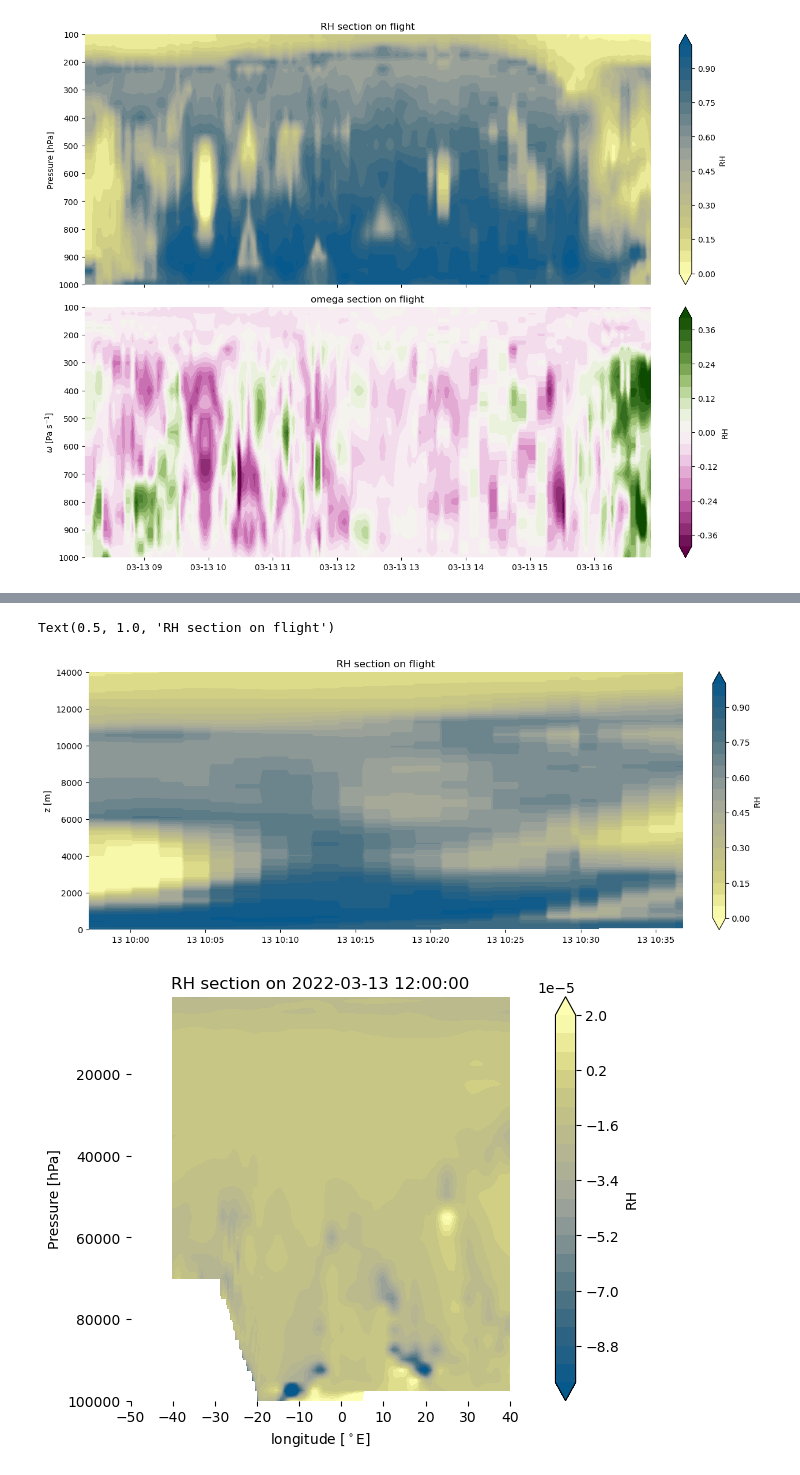
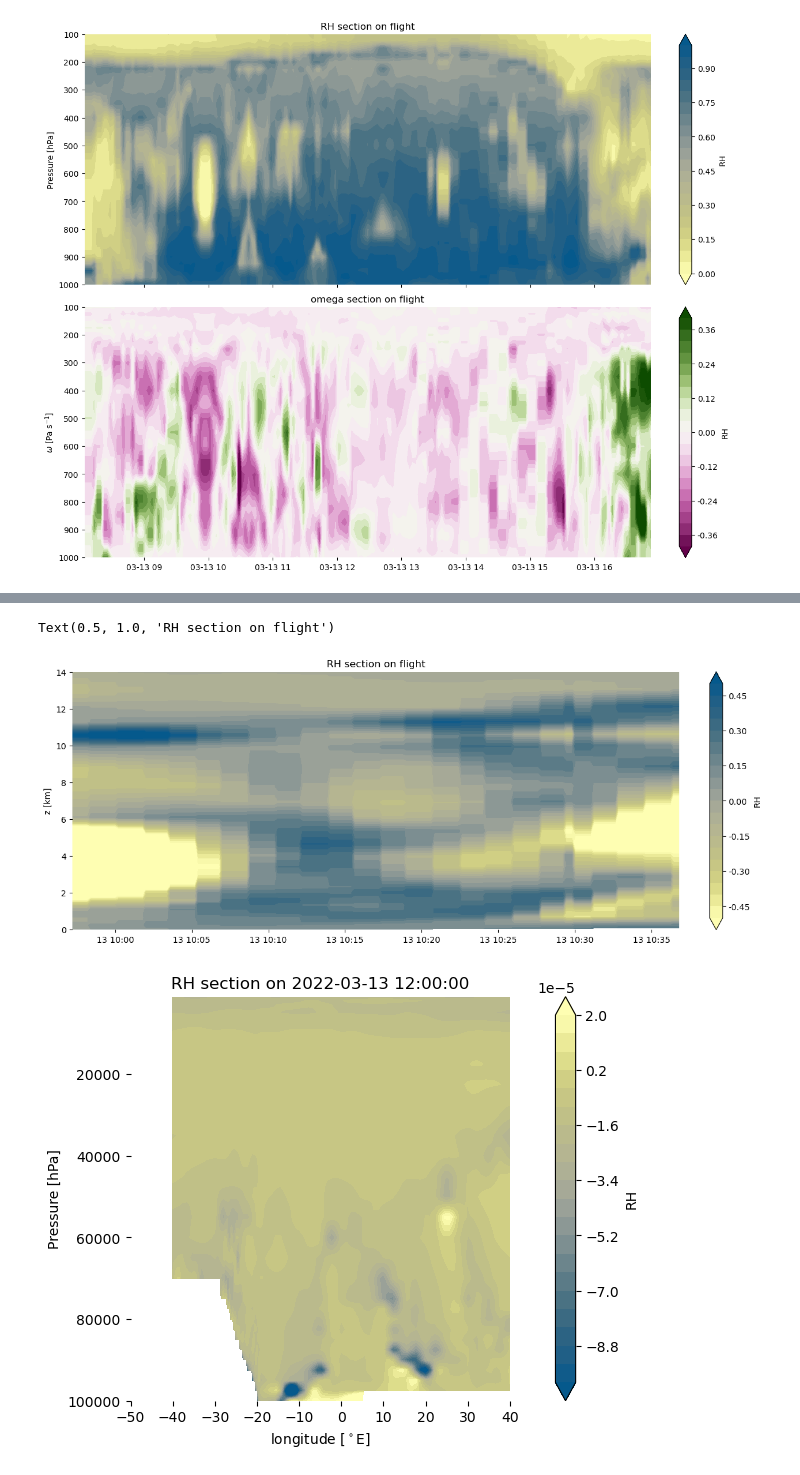
Before and after one commit to fepit/haloac3_moistintrusion, a Jupyter notebook: hac3_paper.ipynb, the cells around one changed output, grey strips where cells are left out. Drawn from its saved outputs; the diff is of its cells as text; code cells hidden in the pictures.

```diff
--- a/hac3_paper.ipynb
+++ b/hac3_paper.ipynb
@@ -609,29 +632,37 @@ array([19064.35778935, 19064.35792824, 19064.35806713, ...,
 # %%
 # plot ERA5 curtain on flight track
 w,h=plt.figaspect(0.4)
 fig,axes=plt.subplots(1,1,figsize=(w,h),layout='constrained')
 
 selsec='section_1'
+
+ftime=xr.DataArray(data=np.array(w_time_s, dtype='datetime64[s]'),coords={'time':np.array(w_time_s, dtype='datetime64[s]')})
+flat=xr.DataArray(data=w_lat,coords={'time':ftime})
+flon=xr.DataArray(data=w_lon,coords={'time':ftime})
 
 sectime=xr.DataArray(data=np.array(w_time_s, dtype='datetime64[s]')[sections[selsec]['start_idx']:sections[selsec]['end_idx']],coords={'time':np.array(w_time_s, dtype='datetime64[s]')[sections[selsec]['start_idx']:sections[selsec]['end_idx']]})
 seclon=xr.DataArray(data=w_lon[sections[selsec]['start_idx']:sections[selsec]['end_idx']],coords={'time':sectime})
 seclat=xr.DataArray(data=w_lat[sections[selsec]['start_idx']:sections[selsec]['end_idx']],coords={'time':sectime})
 
 #plot relative humidity w.r.t water computed from T and q
 
 t2d = np.broadcast_to(sectime.values[:,None],fz.Z.sel(lon=seclon,lat=seclat,time=sectime,method='nearest').shape).transpose()
-cm=fig.axes[0].contourf(t2d,fz.Z.sel(lon=seclon,lat=seclat,time=sectime,method='nearest').transpose()/9.81,compute_rh(f_t.var130.sel(lon=seclon,lat=seclat,time=sectime,method='nearest'),f_q.var133.sel(lon=seclon,lat=seclat,time=sectime,method='nearest'),f_t.plev).transpose(),levels=np.linspace(0.00,1.00,21),cmap=cmcr.nuuk_r,extend='both')
+#cm=fig.axes[0].contourf(t2d,fz.Z.sel(lon=seclon,lat=seclat,time=sectime,method='nearest').transpose()/9.81,compute_rh(f_t.var130.sel(lon=seclon,lat=seclat,time=sectime,method='nearest'),f_q.var133.sel(lon=seclon,lat=seclat,time=sectime,method='nearest'),f_t.plev).transpose(),levels=np.linspace(0.00,1.00,21),cmap=cmcr.nuuk_r,extend='both')
+
+q_relanom_era=(f_q.var133.sel(lon=seclon,lat=seclat,time=sectime,method='nearest')-f_q.var133.sel(lon=flon[::120],lat=flat[::120],time=ftime[::120],method='nearest').mean(dim='time'))/f_q.var133.sel(lon=flon,lat=flat,time=ftime,method='nearest').mean(dim='time')
+
+cm=fig.axes[0].contourf(t2d,fz.Z.sel(lon=seclon,lat=seclat,time=sectime,method='nearest').transpose()/9.81/1000,q_relanom_era.transpose(),levels=np.linspace(-0.5,0.5,21),cmap=cmcr.nuuk_r,extend='both')
 
 #fig.axes[0].invert_yaxis()
 #ax1.set_xlim(-50,40)
-fig.axes[0].set_ylim(0,14000)
-fig.axes[0].set_ylabel('z [m]')
+fig.axes[0].set_ylim(0,14)
+fig.axes[0].set_ylabel('z [km]')
 
 cbar=plt.colorbar(cm,ax=fig.axes[0],format="%0.2f")
 cbar.ax.set_ylabel('RH')
 
 fig.axes[0].set_title('RH section on flight')
 # %% [output]
 Text(0.5, 1.0, 'RH section on flight')
-[figure, old version]
+[figure, new version]
 # %%
```
Also changed, not shown: parts of 12 cells of this notebook.
